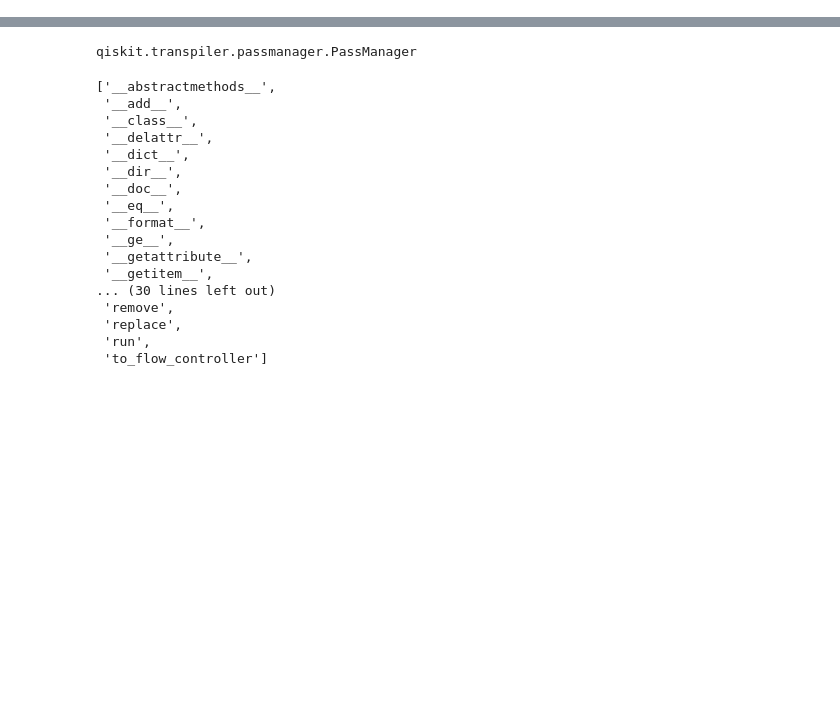
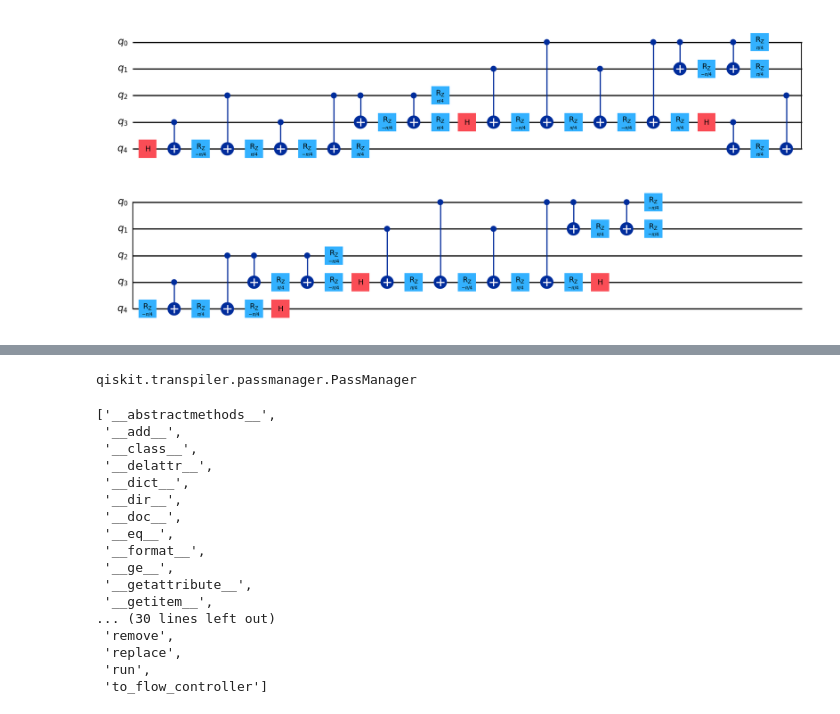
Before and after one commit to congfeng4/QuantumCompiler, a Jupyter notebook: baselines.ipynb, the cells around one changed output, grey strips where cells are left out. Cells and saved outputs as stored; diff of their text form; code cells hidden in the pictures; blank space fills up the shorter version.

```diff
--- a/baselines.ipynb
+++ b/baselines.ipynb
@@ -11,0 +22,7 @@ pm = generate_preset_pass_manager(
+# %%
+qc_in = QuantumCircuit.from_qasm_file('./data/nam_circs/barenco_tof_3.qasm')
+qc_out = qiskit_optimize(qc_in, level=3)
+# %%
+qc_in.draw('mpl')
+# %% [output]
+[figure, added]
```
Also changed, not shown: parts of 8 cells of this notebook, 5 other files.
